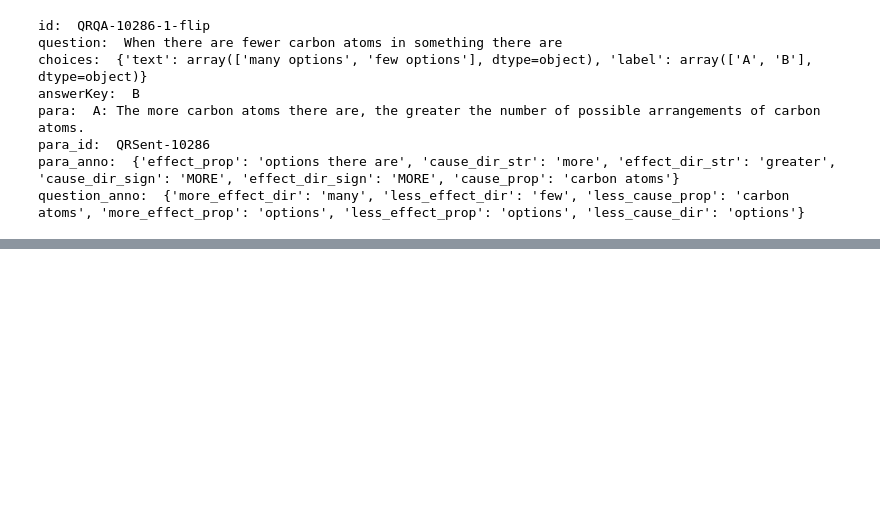
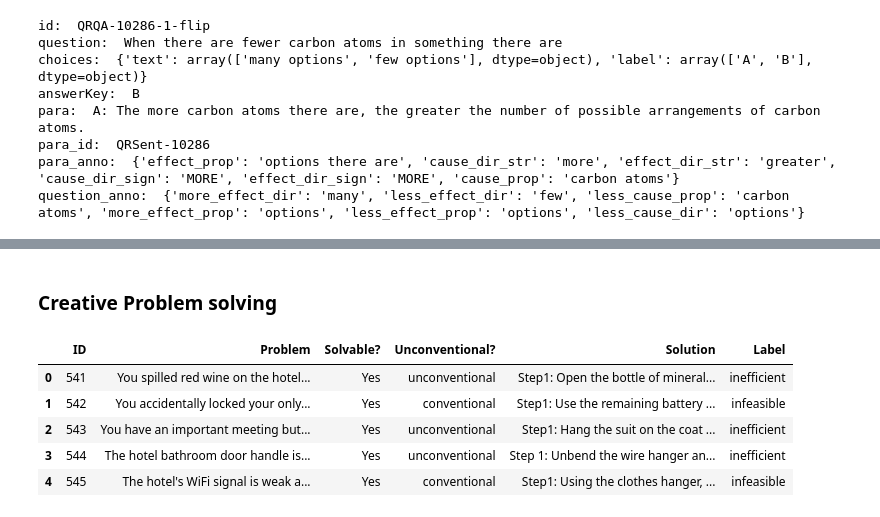
Before and after one commit to you66-s/cogni-eval, a Jupyter notebook: ETL_Pipeline/Standarized_dataset.ipynb, the cells around one changed output, grey strips where cells are left out. Cells and saved outputs as stored; diff of their text form; code cells hidden in the pictures; blank space fills up the shorter version.

```diff
--- a/ETL_Pipeline/Standarized_dataset.ipynb
+++ b/ETL_Pipeline/Standarized_dataset.ipynb
@@ -64,0 +163,12 @@ quartz_dataset
+# %% [markdown]
+### Creative Problem solving
+# %%
+cps = pd.read_excel('../Data/CPS/problem_solution_pair.xlsx')
+cps.head()
+# %% [output]
+|  | ID | Problem | Solvable? | Unconventional? | Solution | Label |
+| 0 | 541 | You spilled red wine on the hotel... | Yes | unconventional | Step1: Open the bottle of mineral... | inefficient |
+| 1 | 542 | You accidentally locked your only... | Yes | conventional | Step1: Use the remaining battery ... | infeasible |
+| 2 | 543 | You have an important meeting but... | Yes | unconventional | Step1: Hang the suit on the coat ... | inefficient |
+| 3 | 544 | The hotel bathroom door handle is... | Yes | unconventional | Step 1: Unbend the wire hanger an... | inefficient |
+| 4 | 545 | The hotel's WiFi signal is weak a... | Yes | conventional | Step1: Using the clothes hanger, ... | infeasible |
```
Also changed, not shown: parts of 24 cells of this notebook.
